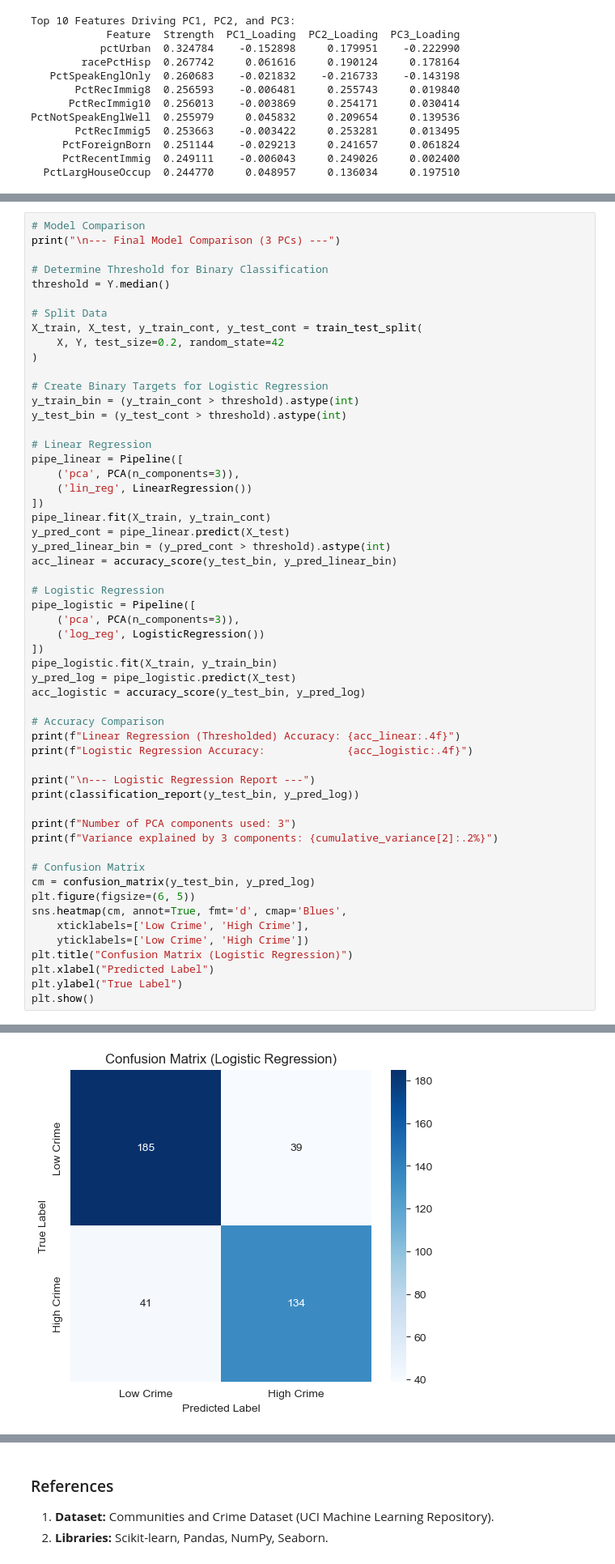
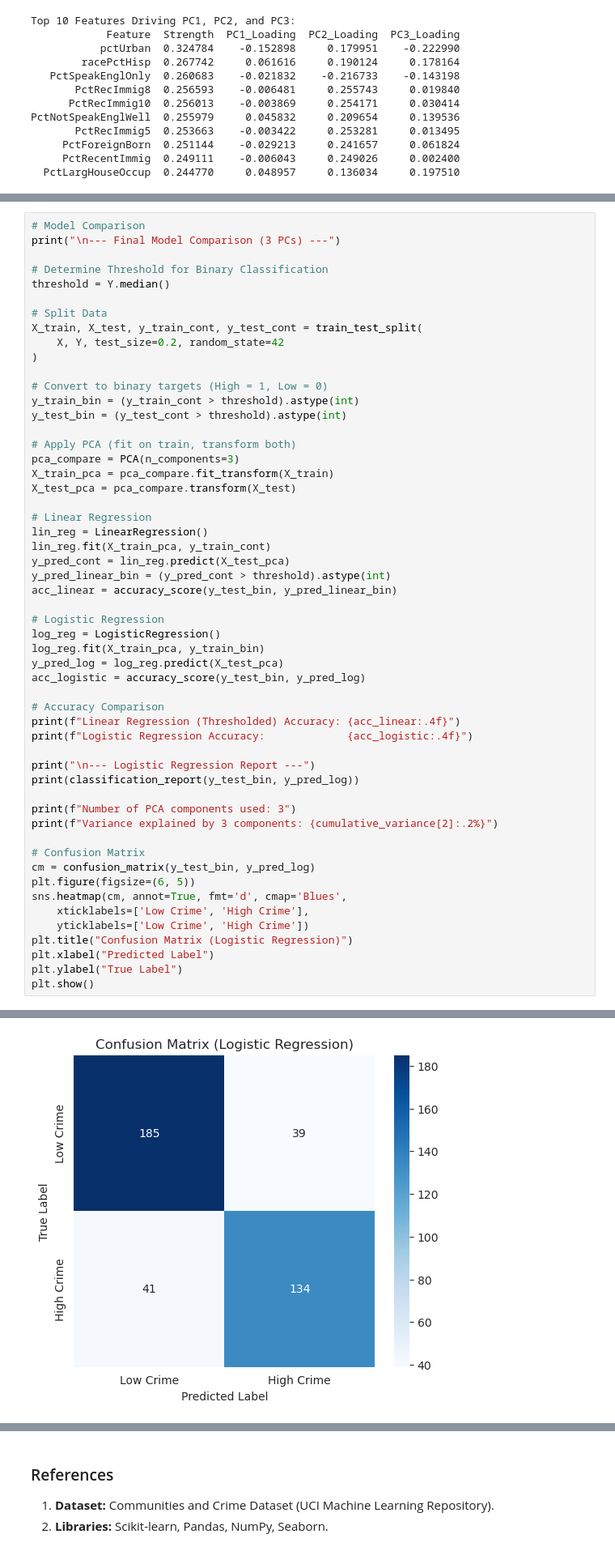
Before and after one commit to hashemwa/stt_810_project, a Jupyter notebook: AutoPCA.ipynb, the cells around one changed output, grey strips where cells are left out. Shown: that part at 81% size. Drawn from its saved outputs; the diff is of its cells as text.

```diff
--- a/AutoPCA.ipynb
+++ b/AutoPCA.ipynb
@@ -238,27 +232,26 @@ X_train, X_test, y_train_cont, y_test_cont = train_test_split(
     X, Y, test_size=0.2, random_state=42
 )
 
-# Create Binary Targets for Logistic Regression
+# Convert to binary targets (High = 1, Low = 0)
 y_train_bin = (y_train_cont > threshold).astype(int)
 y_test_bin = (y_test_cont > threshold).astype(int)
 
+# Apply PCA (fit on train, transform both)
+pca_compare = PCA(n_components=3)
+X_train_pca = pca_compare.fit_transform(X_train)
+X_test_pca = pca_compare.transform(X_test)
+
 # Linear Regression
-pipe_linear = Pipeline([
-    ('pca', PCA(n_components=3)),
-    ('lin_reg', LinearRegression())
-])
-pipe_linear.fit(X_train, y_train_cont)
-y_pred_cont = pipe_linear.predict(X_test)
+lin_reg = LinearRegression()
+lin_reg.fit(X_train_pca, y_train_cont)
+y_pred_cont = lin_reg.predict(X_test_pca)
 y_pred_linear_bin = (y_pred_cont > threshold).astype(int)
 acc_linear = accuracy_score(y_test_bin, y_pred_linear_bin)
 
 # Logistic Regression
-pipe_logistic = Pipeline([
-    ('pca', PCA(n_components=3)),
-    ('log_reg', LogisticRegression())
-])
-pipe_logistic.fit(X_train, y_train_bin)
-y_pred_log = pipe_logistic.predict(X_test)
+log_reg = LogisticRegression()
+log_reg.fit(X_train_pca, y_train_bin)
+y_pred_log = log_reg.predict(X_test_pca)
 acc_logistic = accuracy_score(y_test_bin, y_pred_log)
 
 # Accuracy Comparison
@@ -271,34 +264,34 @@ print(classification_report(y_test_bin, y_pred_log))
 print(f"Number of PCA components used: 3")
 print(f"Variance explained by 3 components: {cumulative_variance[2]:.2%}")
 
 # Confusion Matrix
 cm = confusion_matrix(y_test_bin, y_pred_log)
 plt.figure(figsize=(6, 5))
 sns.heatmap(cm, annot=True, fmt='d', cmap='Blues',
     xticklabels=['Low Crime', 'High Crime'],
     yticklabels=['Low Crime', 'High Crime'])
 plt.title("Confusion Matrix (Logistic Regression)")
 plt.xlabel("Predicted Label")
 plt.ylabel("True Label")
 plt.show()
 # %% [output]
 --- Final Model Comparison (3 PCs) ---
 Linear Regression (Thresholded) Accuracy: 0.7569
 Logistic Regression Accuracy:             0.7995
 
 --- Logistic Regression Report ---
               precision    recall  f1-score   support
 
            0       0.82      0.83      0.82       224
            1       0.77      0.77      0.77       175
 
     accuracy                           0.80       399
    macro avg       0.80      0.80      0.80       399
 weighted avg       0.80      0.80      0.80       399
 
 Number of PCA components used: 3
 Variance explained by 3 components: 54.13%
-[figure, old version]
+[figure, new version]
 # %%
 # Model Comparison Bar Chart
 models = ['Linear Reg (Thresholded)', 'Logistic Reg']
```
Also changed, not shown: parts of 8 cells of this notebook.
